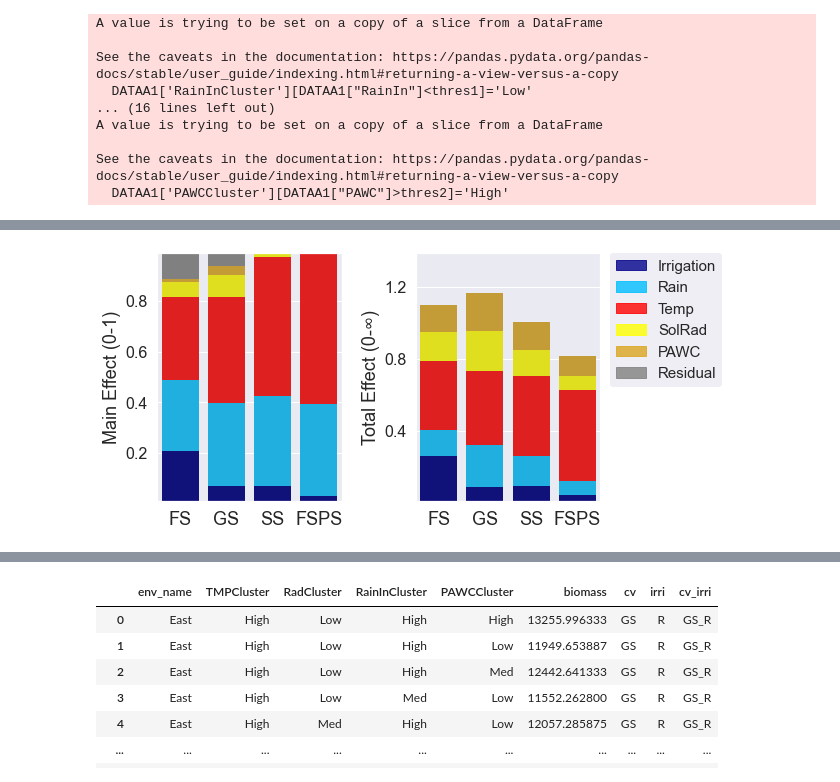
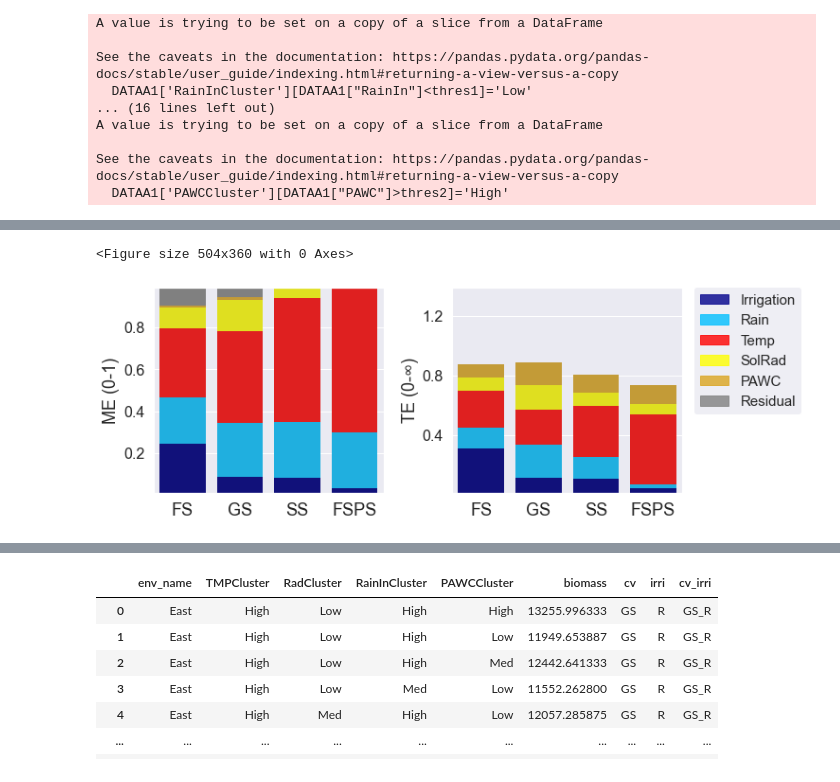
Before and after one commit to JJguri/VarianceDecomposition, a Jupyter notebook: VarDecomp.ipynb, the cells around one changed output, grey strips where cells are left out. Saved outputs shown, nothing was run; the diff lists cells and outputs as text; code cells hidden in the pictures.

```diff
--- a/VarDecomp.ipynb
+++ b/VarDecomp.ipynb
@@ -207,6 +207,7 @@ TS_SummaryDic={'cultivartype':c2,
 TS_Summary6=pd.DataFrame.from_dict(TS_SummaryDic)
 
 #######################
+fig = plt.figure(figsize=(10,4))
 ax = plt.subplot(1,2,1)
 sns.barplot(x = 'cultivartype', y = 'Main Effect',data=TS_Summary6, color = "grey", linewidth=0)
 sns.barplot(x = 'cultivartype', y = 'Main Effect',data=TS_Summary5, color = "goldenrod", linewidth=0)
@@ -226,11 +227,11 @@ grey_patch = mpatches.Patch(color='grey',alpha=.8,label='Residual')
 
 grey_patch = mpatches.Patch(color='grey',alpha=.8,label='Residual')
 leg=plt.legend(handles=[orange_patch,blue_patch,red_patch,violet_patch,green_patch,grey_patch],fontsize=15,
-               loc=4,ncol=1, bbox_to_anchor=[3.1, 0.43])
+               loc=4,ncol=1, bbox_to_anchor=[2.85, 0.35])
 leg.get_frame().set_linewidth(0.0)
 
 plt.xlabel('')
-plt.ylabel('Main Effect (0-1)',fontsize=18)
+plt.ylabel('ME (0-1)',fontsize=18)
 ax.yaxis.set_tick_params(labelsize=16)
 ax.xaxis.set_tick_params(labelsize=18)
 ax.set_ylim([0.01,0.99])
@@ -250,36 +251,37 @@ TS_Summary3=TS_Summary[TS_Summary["Components"]=="TMPCluster"]
 TS_Summary3=TS_Summary3.reset_index(drop=True)
 TS_Summary3["Total Effect"]=TS_Summary3["Total Effect"]+TS_Summary2["Total Effect"]
 
 TS_Summary4=TS_Summary[TS_Summary["Components"]=="RadCluster"]
 TS_Summary4=TS_Summary4.reset_index(drop=True)
 TS_Summary4["Total Effect"]=TS_Summary4["Total Effect"]+TS_Summary3["Total Effect"]
 
 TS_Summary5=TS_Summary[TS_Summary["Components"]=="PAWCCluster"]
 TS_Summary5=TS_Summary5.reset_index(drop=True)
 TS_Summary5["Total Effect"]=TS_Summary5["Total Effect"]+TS_Summary4["Total Effect"]
 
 sns.barplot(x = 'cultivartype', y = 'Total Effect',data=TS_Summary5, color = "goldenrod", linewidth=0)
 sns.barplot(x = 'cultivartype', y = 'Total Effect',data=TS_Summary4, color = "yellow", linewidth=0)
 sns.barplot(x = 'cultivartype', y = 'Total Effect',data=TS_Summary3, color = "red", linewidth=0)
 sns.barplot(x = 'cultivartype', y = 'Total Effect',data=TS_Summary2, color = "deepskyblue", linewidth=0)
 sns.barplot(x = 'cultivartype', y = 'Total Effect',data=TS_Summary1, color = "darkblue", linewidth=0)
 ax.set_ylim([0,1.4])
 
 #plt.title('Total Effect',fontsize=13)
 plt.xlabel('')
-plt.ylabel('Total Effect (0-\u221E)',fontsize=18)
+plt.ylabel('TE (0-\u221E)',fontsize=18)
 ax.yaxis.set_tick_params(labelsize=16)
 ax.xaxis.set_tick_params(labelsize=18)
 ax.set_ylim([0.01,1.39])
 ax.yaxis.set_major_locator(ticker.MultipleLocator(0.4))
 ax.yaxis.set_major_formatter(ticker.ScalarFormatter())
 
-plt.subplots_adjust(wspace=0.4, hspace=0)
+plt.subplots_adjust(wspace=0.3, hspace=0)
 #plt.savefig(r'C:\Users\uqjojeda\Nextcloud\PURTERRA-A0131\2020\paper\figs\East.png', dpi=300, bbox_inches='tight', pad_inches=0)
 hide_toggle()
 # %% [output]
 [interactive output not drawn]
+<Figure size 504x360 with 0 Axes>
-[figure, old version]
+[figure, new version]
 # %%
 #Core code
 
```
